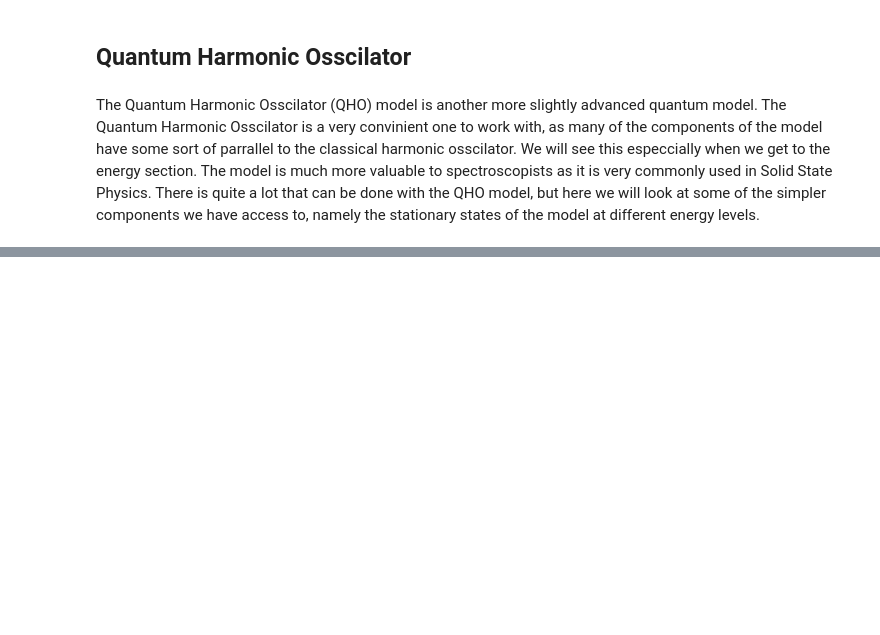
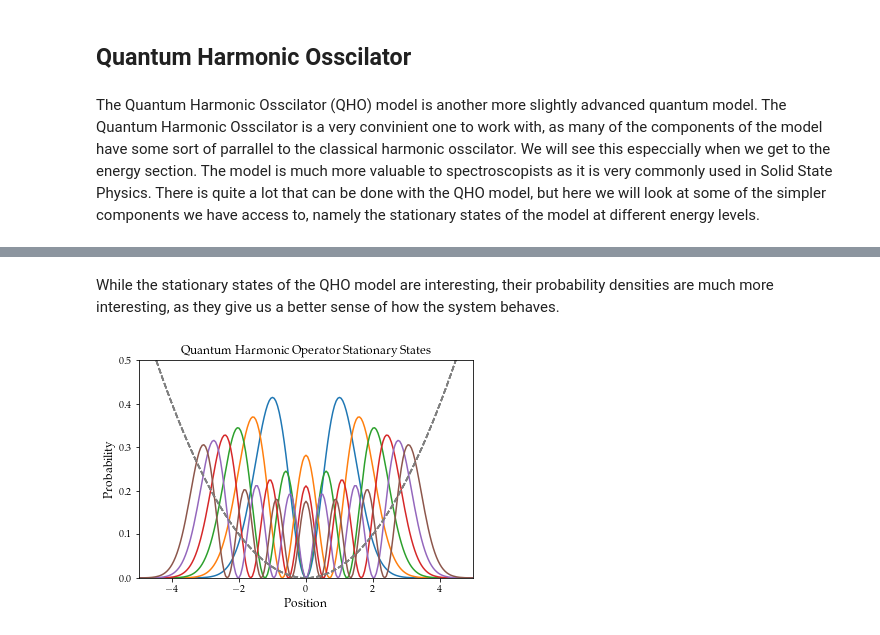
Before and after one commit to jmsieffer/ChemPhysicsMisc, a Jupyter notebook: ChemPhysicsMisc/QuantumModels/QMModels/QMModels.ipynb, the cells around one changed output, grey strips where cells are left out. Cells and saved outputs as stored; diff of their text form; code cells hidden in the pictures; blank space fills up the shorter version.

```diff
--- a/ChemPhysicsMisc/QuantumModels/QMModels/QMModels.ipynb
+++ b/ChemPhysicsMisc/QuantumModels/QMModels/QMModels.ipynb
@@ -187,0 +209,26 @@ def QHOStationary(n): #Our wavefunction, which as a QHO model can take all >= 0
+# %% [markdown]
+While the stationary states of the QHO model are interesting, their probability densities are much more interesting, as they give us a better sense of how the system behaves.
+# %%
+#Defining a function for probability density and plotting several states
+
+def QHO_ProbDensity(n): # The probability density function for the QHO model
+    return QHOStationary(n)**2
+
+#Plotting the first ____ stationary states of the QHO model
+fig = plt.subplots() #Plot of Probability Energy Distribution for PIB
+for j in range(1, max(nQHO+1)):
+    plt.plot(xQHO,QHO_ProbDensity(j))
+    plt.plot(xQHO,QHO_Potential(xQHO),'--', color = 'grey')
+
+    plt.xlim(-5,5)
+    plt.ylim(0,.5)
+
+    matplotlib.rcParams['font.serif'] = 'Palatino'
+    matplotlib.rcParams['font.family'] = 'serif'
+
+    #plt.legend(loc = 'upper right')
+    plt.title('Quantum Harmonic Operator Stationary States')
+    plt.xlabel('Position', fontsize = '12')
+    plt.ylabel('Probability', fontsize = '12')
+# %% [output]
+[figure, added]
```
Also changed, not shown: parts of 4 cells of this notebook.
